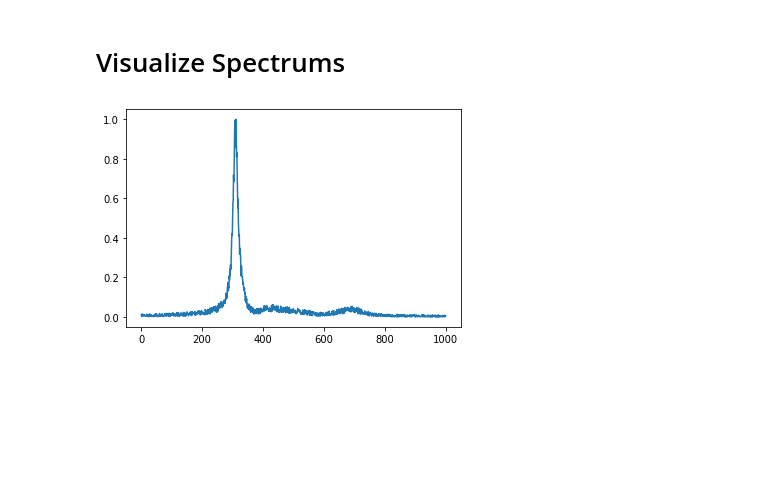
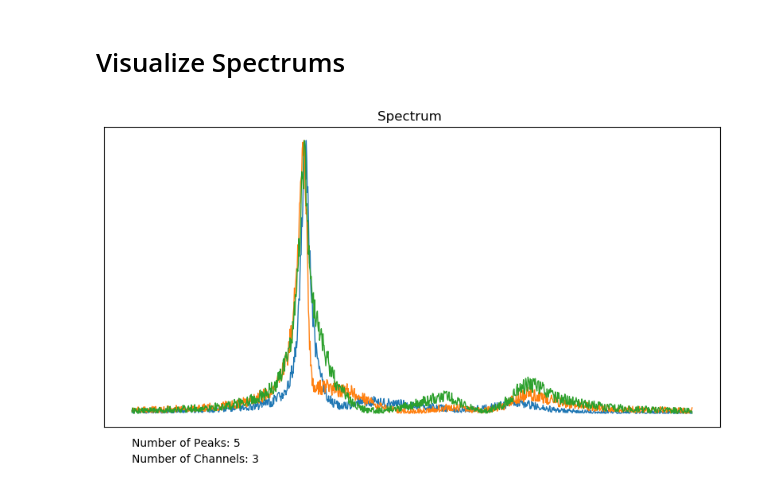
Before and after one commit to NathanPhilliber/DATA-Capstone, a Jupyter notebook: spectra_generator/visualize_data.ipynb, the cells around one changed output. Cells and saved outputs as stored; diff of their text form; code cells hidden in the pictures; blank space fills up the shorter version.

Commit message:
Visualizer code formatting

```diff
--- a/spectra_generator/visualize_data.ipynb
+++ b/spectra_generator/visualize_data.ipynb
@@ -5,13 +5,54 @@ import pandas as pd
 import matplotlib.pyplot as plt
 
 %matplotlib inline
+# %%
+def visualize_spectrum(spectrum_df, num_peaks=None, max_draw=1, graph_label=None):
+    """
+    Visualize a dataframe containing spectrum data
+
+    Parameters
+      spectrum_df: pandas dataframe, each row is a channel
+      num_peaks: true number of peaks in data (optional)
+      max_draw: number of spectrums to draw (optional)
+      graph_label: label this run (optional)
+    """
+
+    # Set figure size and resolution
+    fig=plt.figure(figsize=(10, 5), dpi= 100)
+
+    # Number of spectrums to draw on top of each other
+    num_spectrums = min(max_draw, spectrum_df.shape[0])
+
+    # Plot each channel
+    for i in range(0, max_draw):
+        plt.plot(spectrum_df.loc[i], linewidth=1)
+
+    # Set plot title
+    plt.title("Spectrum %s" % ("" if graph_label is None else "'"+graph_label+"'"))
+
+    # Set plot subtitles
+    text_skip = .06
+    text_cursor = -.12
+
+    if num_peaks is not None:
+        plt.text(0, text_cursor, "Number of Peaks: %d" % num_peaks)
+        text_cursor -= text_skip
+
+    plt.text(0, text_cursor, "Number of Channels: %d" % max_draw)
+    text_cursor -= text_skip
+
+    # Plot formatting
+    plt.tick_params(axis='both', which='both', bottom=False,
+                    left=False, labelbottom=False, labelleft=False)
+
+    # Show the plot
+    plt.show()
 # %%
 filename = "data.csv"
 
 df = pd.read_csv(filename, skiprows=1, header=None)
 num_peaks = int(pd.read_csv(filename, nrows=1, header=None)[0])
+
+visualize_spectrum(df, num_peaks, max_draw=3)
+# %% [output]
+[figure, added]
-# %%
-plt.plot(df.loc[0])
-plt.show()
-# %% [output]
-[figure, removed]
```
